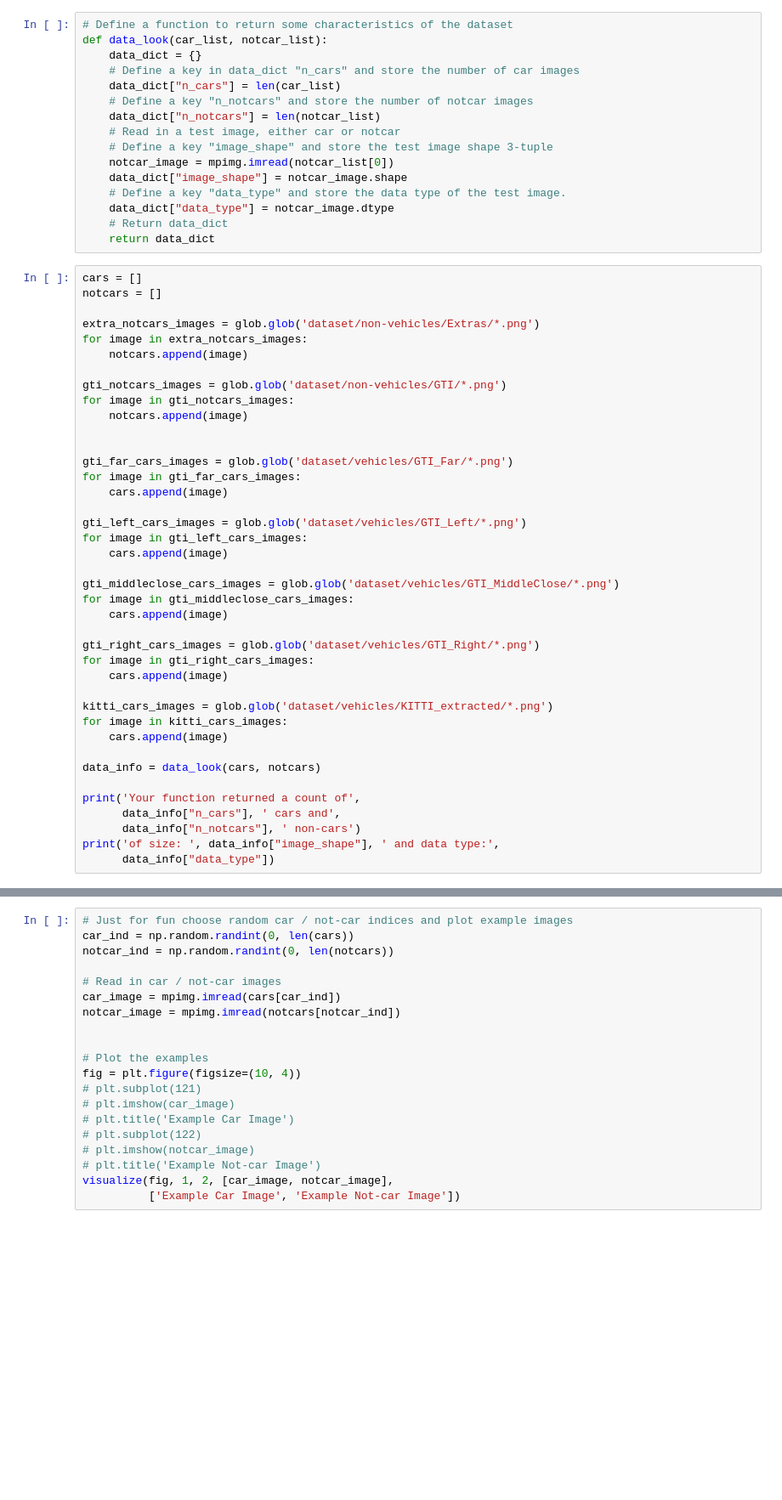
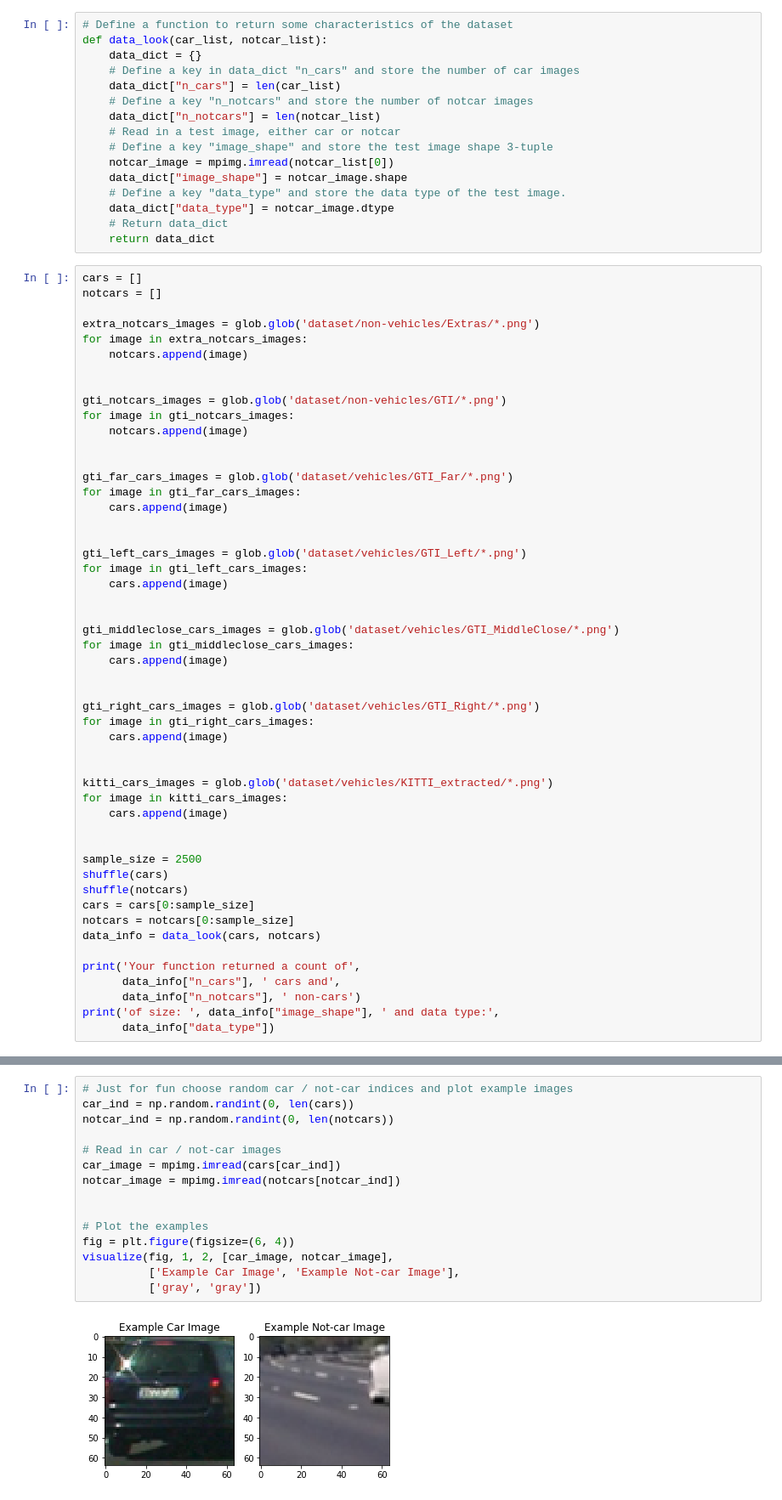
Before and after one commit to samguns/CarND-Vehicle-Detection, a Jupyter notebook: play_ground.ipynb, the cells around one changed output, grey strips where cells are left out. Shown at 85% size. Cells and saved outputs as stored; diff of their text form; blank space fills up the shorter version.

```diff
--- a/play_ground.ipynb
+++ b/play_ground.ipynb
@@ -32,6 +32,7 @@ notcars = []
 extra_notcars_images = glob.glob('dataset/non-vehicles/Extras/*.png')
 for image in extra_notcars_images:
     notcars.append(image)
+
 
 gti_notcars_images = glob.glob('dataset/non-vehicles/GTI/*.png')
 for image in gti_notcars_images:
@@ -42,22 +43,32 @@ gti_far_cars_images = glob.glob('dataset/vehicles/GTI_Far/*.png')
 for image in gti_far_cars_images:
     cars.append(image)
 
+
 gti_left_cars_images = glob.glob('dataset/vehicles/GTI_Left/*.png')
 for image in gti_left_cars_images:
     cars.append(image)
+
 
 gti_middleclose_cars_images = glob.glob('dataset/vehicles/GTI_MiddleClose/*.png')
 for image in gti_middleclose_cars_images:
     cars.append(image)
 
+
 gti_right_cars_images = glob.glob('dataset/vehicles/GTI_Right/*.png')
 for image in gti_right_cars_images:
     cars.append(image)
+
 
 kitti_cars_images = glob.glob('dataset/vehicles/KITTI_extracted/*.png')
 for image in kitti_cars_images:
     cars.append(image)
 
+
+sample_size = 2500
+shuffle(cars)
+shuffle(notcars)
+cars = cars[0:sample_size]
+notcars = notcars[0:sample_size]
 data_info = data_look(cars, notcars)
 
 print('Your function returned a count of',
@@ -68,20 +82,17 @@ print('of size: ', data_info["image_shape"], ' and data type:',
 # %%
 # Just for fun choose random car / not-car indices and plot example images
 car_ind = np.random.randint(0, len(cars))
 notcar_ind = np.random.randint(0, len(notcars))
 
 # Read in car / not-car images
 car_image = mpimg.imread(cars[car_ind])
 notcar_image = mpimg.imread(notcars[notcar_ind])
 
 
 # Plot the examples
-fig = plt.figure(figsize=(10, 4))
-# plt.subplot(121)
-# plt.imshow(car_image)
-# plt.title('Example Car Image')
-# plt.subplot(122)
-# plt.imshow(notcar_image)
-# plt.title('Example Not-car Image')
+fig = plt.figure(figsize=(6, 4))
 visualize(fig, 1, 2, [car_image, notcar_image],
-          ['Example Car Image', 'Example Not-car Image'])
+          ['Example Car Image', 'Example Not-car Image'],
+          ['gray', 'gray'])
+# %% [output]
+[figure, added]
```
Also changed, not shown: parts of 4 cells of this notebook, 5 other files.
